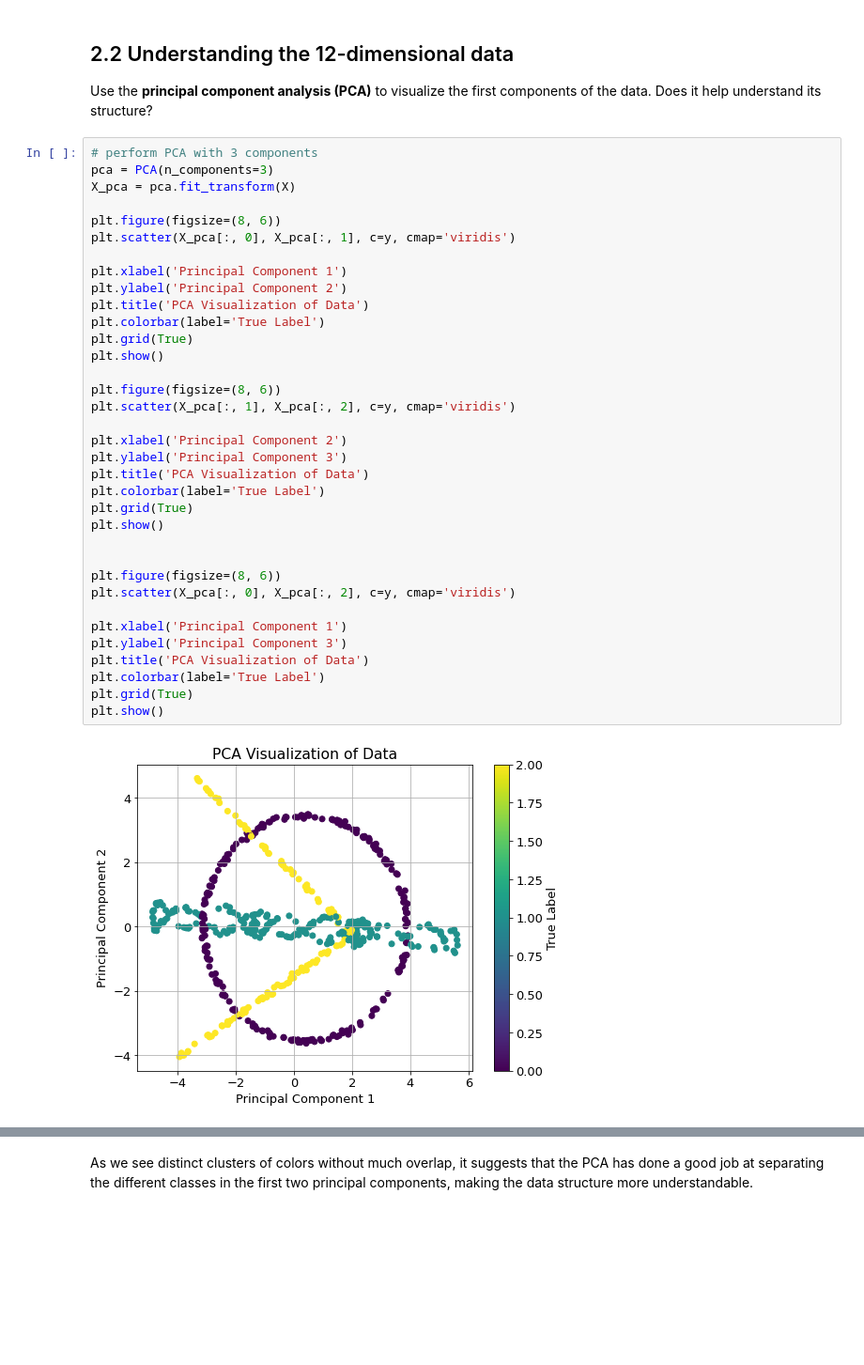
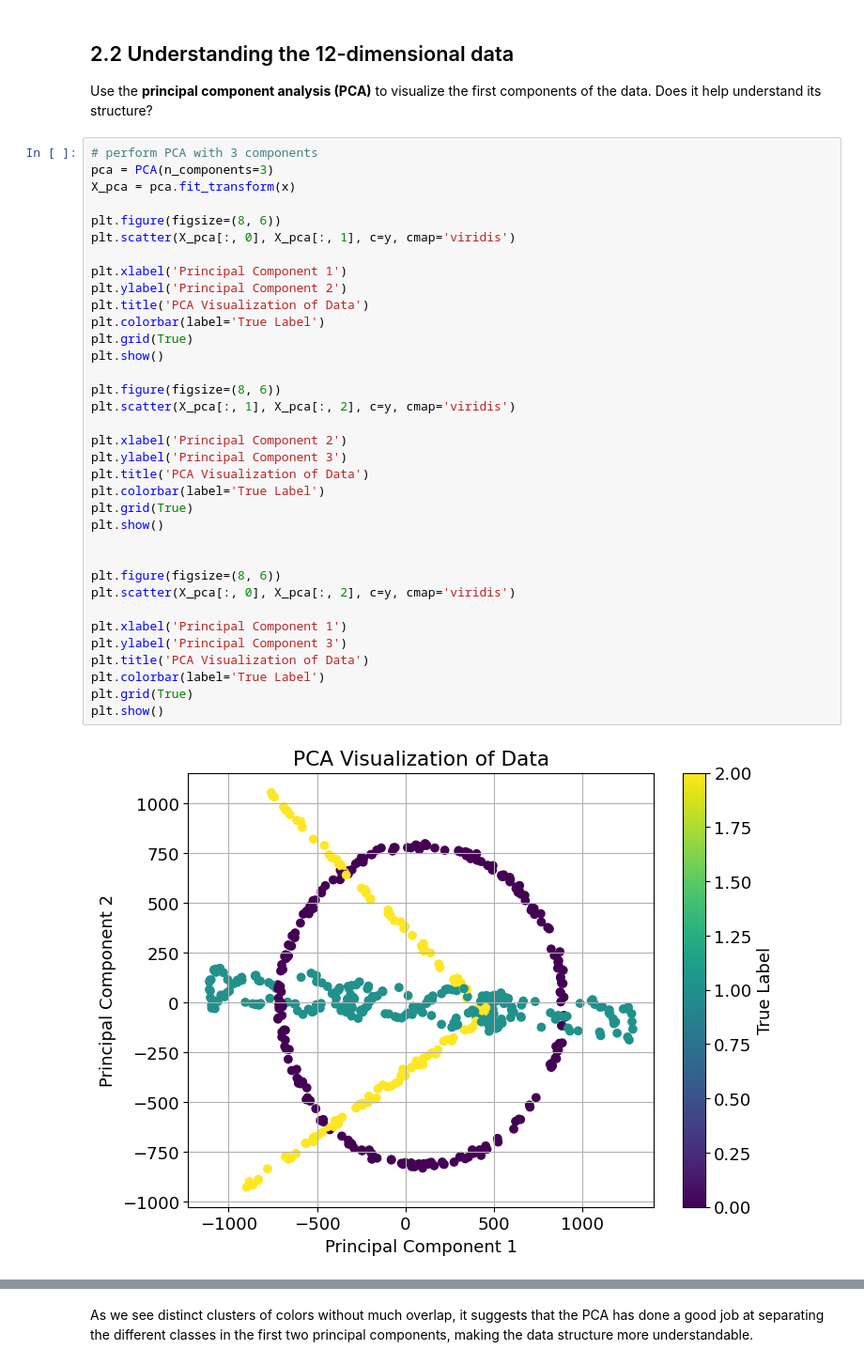
Before and after one commit to lm-schulze/LCP-Mod-B, a Jupyter notebook: Ex2/group2413_exercise2.ipynb, the cells around one changed output, grey strips where cells are left out. Shown at 94% size. Cells and saved outputs as stored; diff of their text form; blank space fills up the shorter version.

```diff
--- a/Ex2/group2413_exercise2.ipynb
+++ b/Ex2/group2413_exercise2.ipynb
@@ -189,37 +192,37 @@ Does it help understand its structure?
 # %%
 # perform PCA with 3 components
 pca = PCA(n_components=3)
-X_pca = pca.fit_transform(X)
+X_pca = pca.fit_transform(x)
 
 plt.figure(figsize=(8, 6))
 plt.scatter(X_pca[:, 0], X_pca[:, 1], c=y, cmap='viridis')
 
 plt.xlabel('Principal Component 1')
 plt.ylabel('Principal Component 2')
 plt.title('PCA Visualization of Data')
 plt.colorbar(label='True Label')
 plt.grid(True)
 plt.show()
 
 plt.figure(figsize=(8, 6))
 plt.scatter(X_pca[:, 1], X_pca[:, 2], c=y, cmap='viridis')
 
 plt.xlabel('Principal Component 2')
 plt.ylabel('Principal Component 3')
 plt.title('PCA Visualization of Data')
 plt.colorbar(label='True Label')
 plt.grid(True)
 plt.show()
 
 
 plt.figure(figsize=(8, 6))
 plt.scatter(X_pca[:, 0], X_pca[:, 2], c=y, cmap='viridis')
 
 plt.xlabel('Principal Component 1')
 plt.ylabel('Principal Component 3')
 plt.title('PCA Visualization of Data')
 plt.colorbar(label='True Label')
 plt.grid(True)
 plt.show()
 # %% [output]
-[figure, old version]
+[figure, new version]
```
Also changed, not shown: parts of 15 cells of this notebook.
